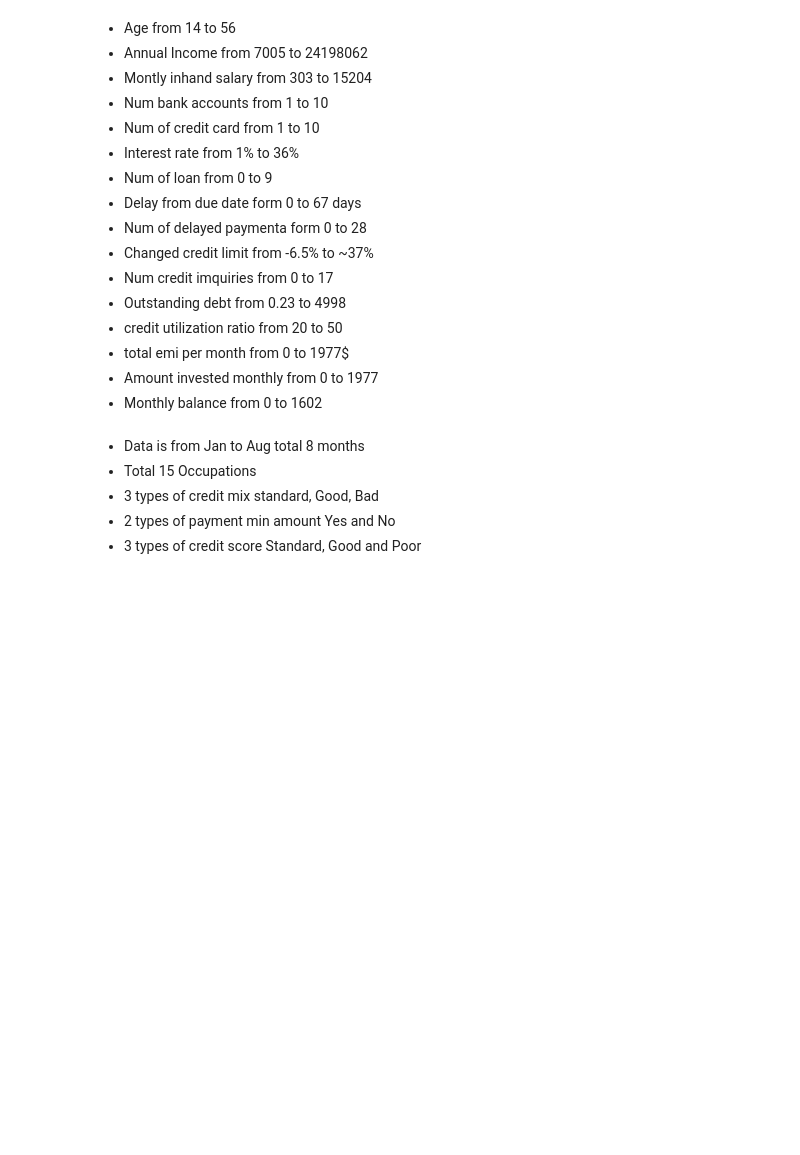
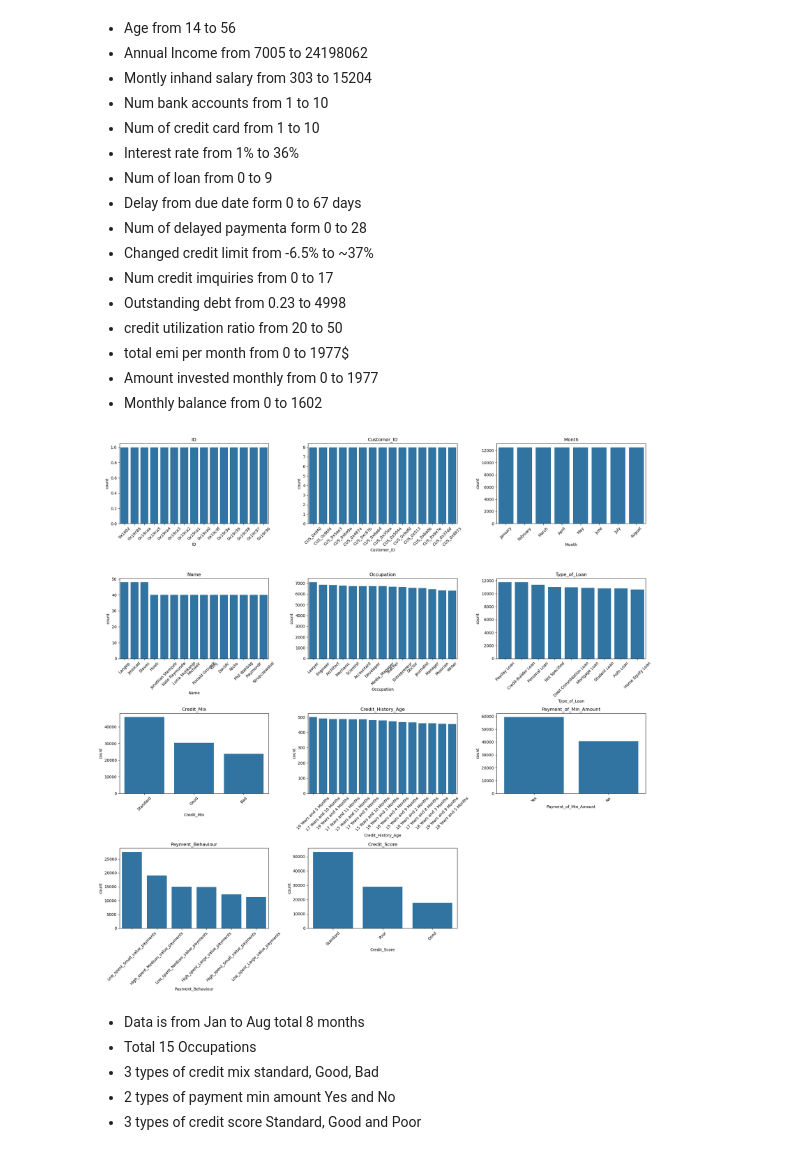
Before and after one commit to danisharain12/Credit-Score-Classification, a Jupyter notebook: Credit Score Classification.ipynb, the cells around one changed output. Saved outputs shown, nothing was run; the diff lists cells and outputs as text; code cells hidden in the pictures; blank space fills up the shorter version.

```diff
--- a/Credit Score Classification.ipynb
+++ b/Credit Score Classification.ipynb
@@ -401,16 +946,18 @@ These outliers are valid outliers, so i keep them them as it is.
 - Amount invested monthly from 0 to 1977
 - Monthly balance from 0 to 1602
 # %%
-# plt.figure(figsize=(20,20))
-# for i, col in enumerate(cat):
-#     plt.subplot(4, 3, i + 1)
-#     top_15 = df[col].value_counts().nlargest(15).sort_values(ascending=False).index
-#     sns.countplot(data=df[df[col].isin(top_15)], x=col, order=top_15)
-#     plt.title(col)
-#     plt.xticks(rotation=45)
+plt.figure(figsize=(20,20))
+for i, col in enumerate(cat):
+    plt.subplot(4, 3, i + 1)
+    top_15 = df[col].value_counts().nlargest(15).sort_values(ascending=False).index
+    sns.countplot(data=df[df[col].isin(top_15)], x=col, order=top_15)
+    plt.title(col)
+    plt.xticks(rotation=45)
 
-# plt.tight_layout()
-# plt.show()
+plt.tight_layout()
+plt.show()
+# %% [output]
+[figure, added]
 # %% [markdown]
 -  Data is from Jan to Aug total 8 months
 -  Total 15 Occupations
```
Also changed, not shown: parts of 138 cells of this notebook.
